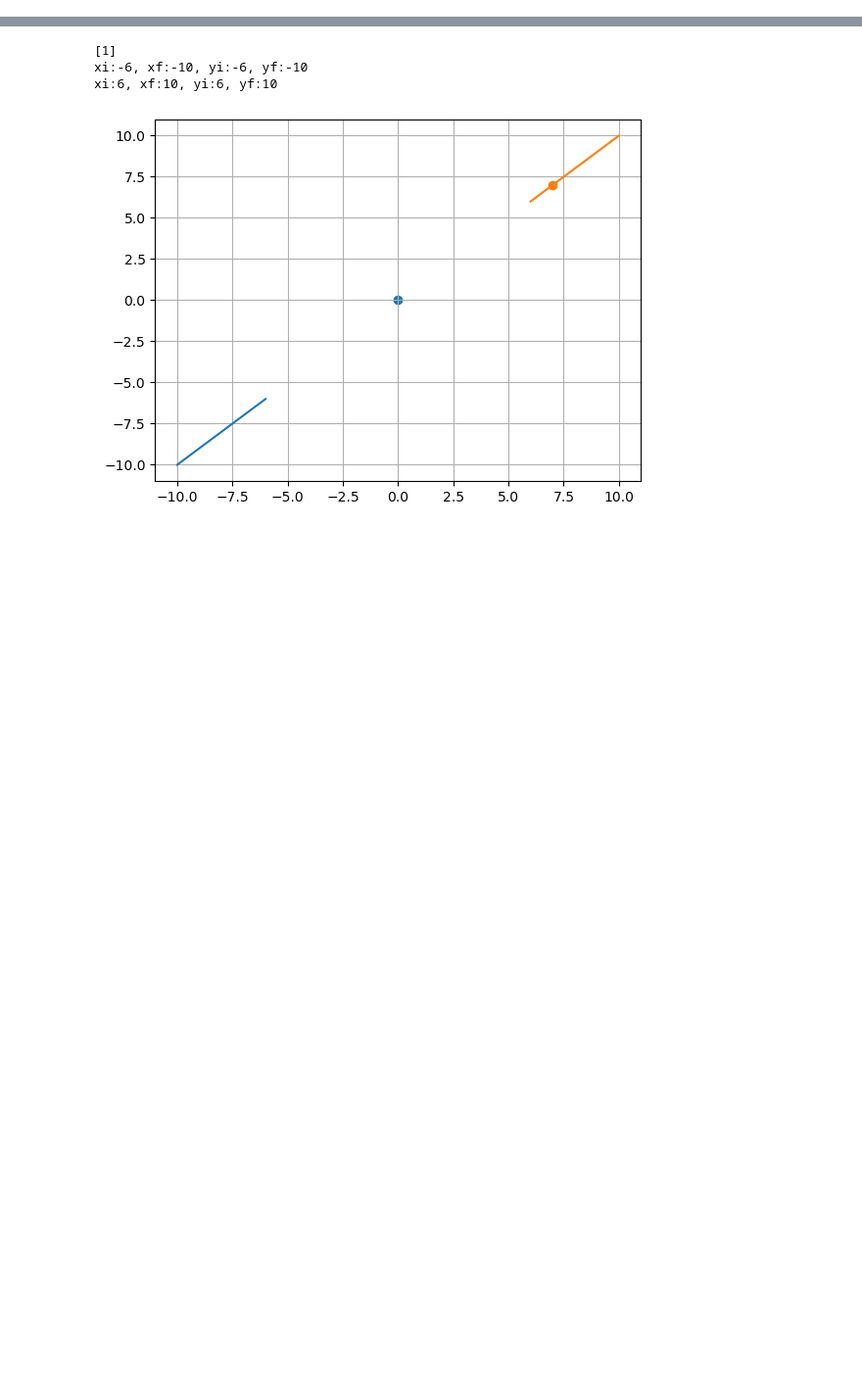
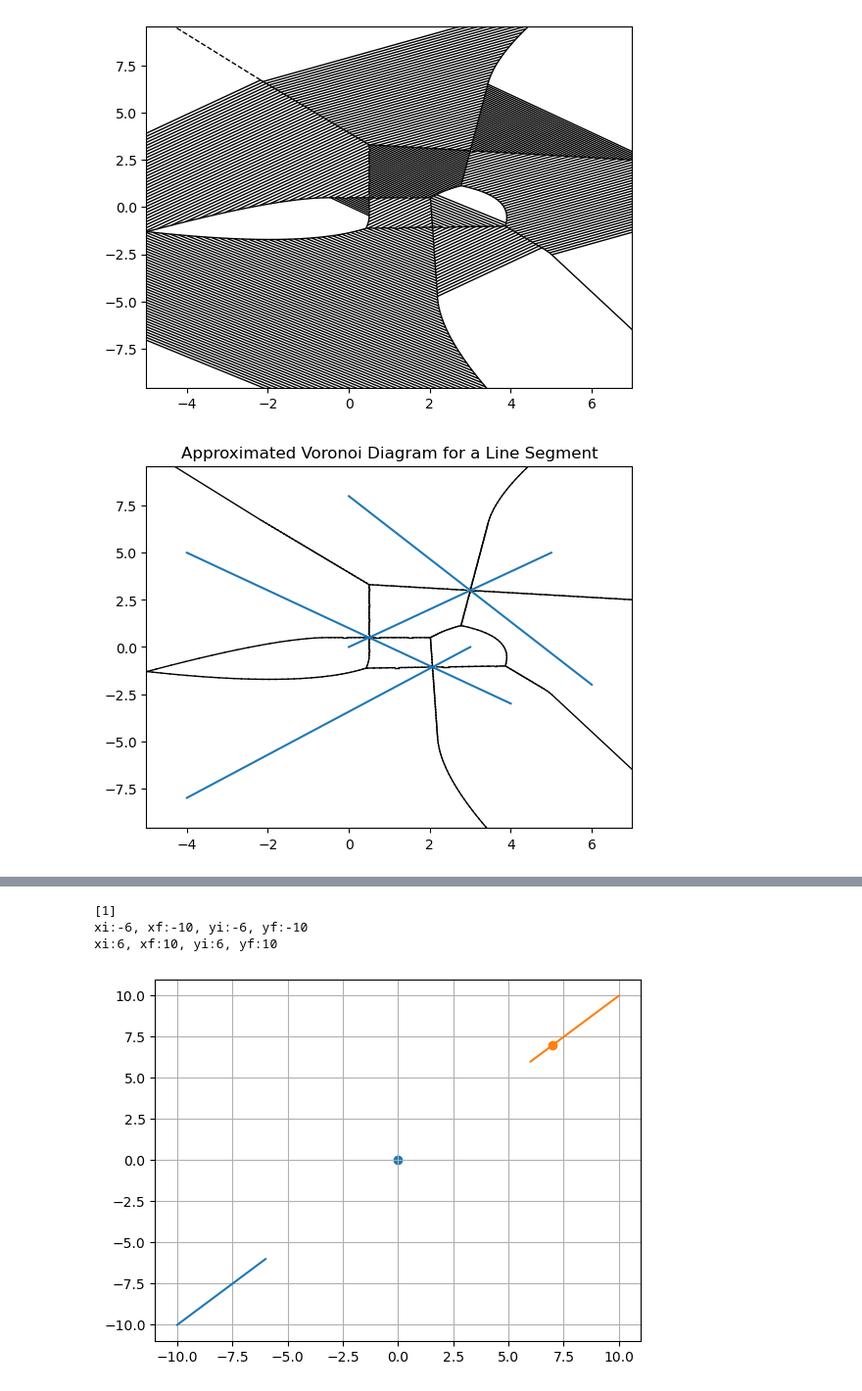
Before and after one commit to zlauko5/CG-SegmentAlgorithm, a Jupyter notebook: vd.ipynb, the cells around one changed output, grey strips where cells are left out. Shown at 98% size. Drawn from its saved outputs; the diff is of its cells as text; code cells hidden in the pictures; blank space fills up the shorter version.

```diff
--- a/vd.ipynb
+++ b/vd.ipynb
@@ -73,0 +71,5 @@ plt.show()
+# %%
+compute_voronoi(segs, data)
+# %% [output]
+[figure, added]
+[figure, added]
```
Also changed, not shown: parts of 7 cells of this notebook, 2 other files.
